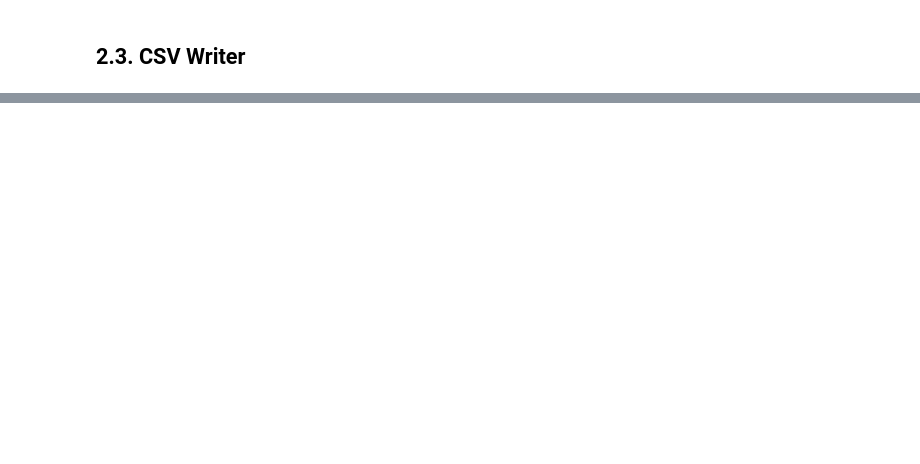
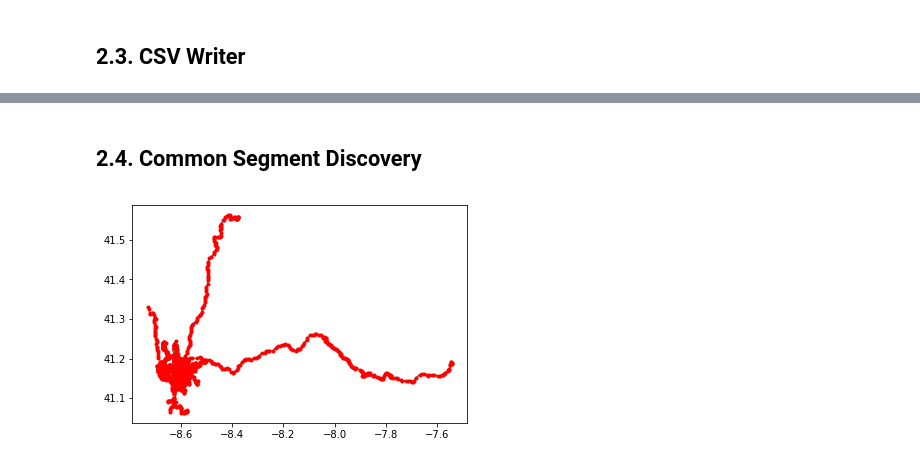
Before and after one commit to jiafug/dbpro, a Jupyter notebook: transform.ipynb, the cells around one changed output, grey strips where cells are left out. Cells and saved outputs as stored; diff of their text form; code cells hidden in the pictures; blank space fills up the shorter version.

Commit message:
map plot of current test data

```diff
--- a/transform.ipynb
+++ b/transform.ipynb
@@ -588 +588,37 @@ time consumption in ms: 7
 ----------write_to_csv(...): END----------
+# %% [markdown]
+## 2.4. Common  Segment  Discovery
+# %%
+routes = []
+points = pd.DataFrame(columns=['lon', 'lat', 'tstart', 'tend'])
+p_points = pd.DataFrame(columns=['lon', 'lat', 'tstart', 'tend'])
+with open('test_lts.csv') as csv_file:
+    csv_reader = csv.reader(csv_file, delimiter=';')
+    header = True
+    p_index = -1
+    for row in csv_reader:
+        #polt_point_data = route[['lon', 'lat']].values
+        if header == True:
+            header = False
+        else:
+            if p_index >= 0 and int(row[0]) == 0:
+                p_points = p_points.append(df_alt, ignore_index=True)
+                routes.append(p_points)
+                points = pd.DataFrame(columns=['lon', 'lat', 'tstart', 'tend'])
+            df = {'lon': float(row[1]), 'lat': float(row[2]), 'tstart': float(row[3]), 'tend': row[4]}
+            df_alt = {'lon': float(row[5]), 'lat': float(row[6]), 'tstart': float(row[7]), 'tend': row[8]}
+            points = points.append(df, ignore_index=True)
+            p_index = int(row[0])
+            p_points = points
+# %%
+fig = plt.figure()
+counter = 0
+for test in routes:
+
+    plot = test[['lon', 'lat']].values
+    plt.plot(plot[:,0], plot[:,1])
+    plt.plot(plot[:,0], plot[:,1], 'ro', markersize=3)
+    counter += 1
+plt.show()
+# %% [output]
+[figure, added]
```
Also changed, not shown: parts of 5 cells of this notebook, 1 other file.
